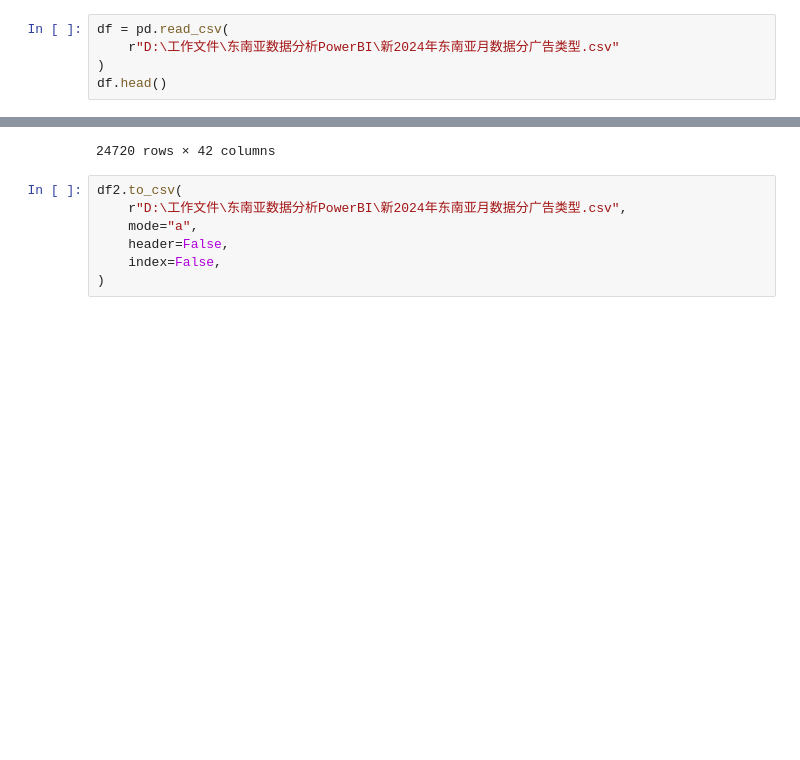
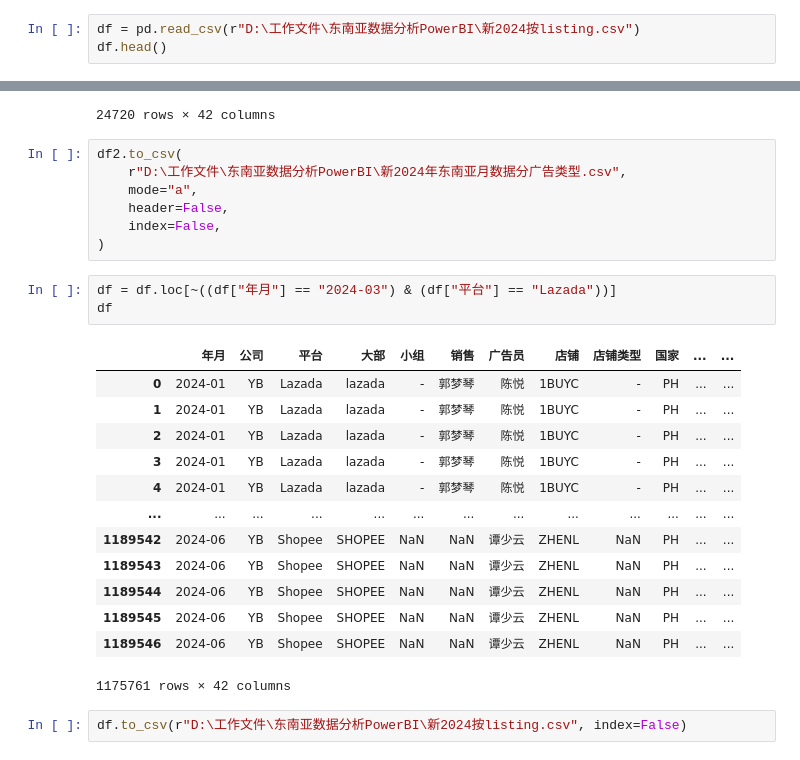
Before and after one commit to closerc/closerc, a Jupyter notebook: Jupyter/rouph_draft.ipynb, the cells around one changed output, grey strips where cells are left out. Drawn from its saved outputs; the diff is of its cells as text; blank space fills up the shorter version.

```diff
--- a/Jupyter/rouph_draft.ipynb
+++ b/Jupyter/rouph_draft.ipynb
@@ -101,9 +101,7 @@ files
 # %%
 import pandas as pd
 # %%
-df = pd.read_csv(
-    r"D:\工作文件\东南亚数据分析PowerBI\新2024年东南亚月数据分广告类型.csv"
-)
+df = pd.read_csv(r"D:\工作文件\东南亚数据分析PowerBI\新2024按listing.csv")
 df.head()
 # %% [output]
 |  | 年月 | 公司 | 平台 | 大部 | 小组 | 销售 | 广告员 | 店铺 | 店铺类型 | 国家 | ... | ... |
@@ -185,3 +183,22 @@ df2.to_csv(
     header=False,
     index=False,
 )
+# %%
+df = df.loc[~((df["年月"] == "2024-03") & (df["平台"] == "Lazada"))]
+df
+# %% [output]
+|  | 年月 | 公司 | 平台 | 大部 | 小组 | 销售 | 广告员 | 店铺 | 店铺类型 | 国家 | ... | ... |
+| 0 | 2024-01 | YB | Lazada | lazada | - | 郭梦琴 | 陈悦 | 1BUYC | - | PH | ... | ... |
+| 1 | 2024-01 | YB | Lazada | lazada | - | 郭梦琴 | 陈悦 | 1BUYC | - | PH | ... | ... |
+| 2 | 2024-01 | YB | Lazada | lazada | - | 郭梦琴 | 陈悦 | 1BUYC | - | PH | ... | ... |
+| 3 | 2024-01 | YB | Lazada | lazada | - | 郭梦琴 | 陈悦 | 1BUYC | - | PH | ... | ... |
+| 4 | 2024-01 | YB | Lazada | lazada | - | 郭梦琴 | 陈悦 | 1BUYC | - | PH | ... | ... |
+| ... | ... | ... | ... | ... | ... | ... | ... | ... | ... | ... | ... | ... |
+| 1189542 | 2024-06 | YB | Shopee | SHOPEE | NaN | NaN | 谭少云 | ZHENL | NaN | PH | ... | ... |
+| 1189543 | 2024-06 | YB | Shopee | SHOPEE | NaN | NaN | 谭少云 | ZHENL | NaN | PH | ... | ... |
+| 1189544 | 2024-06 | YB | Shopee | SHOPEE | NaN | NaN | 谭少云 | ZHENL | NaN | PH | ... | ... |
+| 1189545 | 2024-06 | YB | Shopee | SHOPEE | NaN | NaN | 谭少云 | ZHENL | NaN | PH | ... | ... |
+| 1189546 | 2024-06 | YB | Shopee | SHOPEE | NaN | NaN | 谭少云 | ZHENL | NaN | PH | ... | ... |
+1175761 rows × 42 columns
+# %%
+df.to_csv(r"D:\工作文件\东南亚数据分析PowerBI\新2024按listing.csv", index=False)
```
Also changed, not shown: parts of 2 cells of this notebook.
